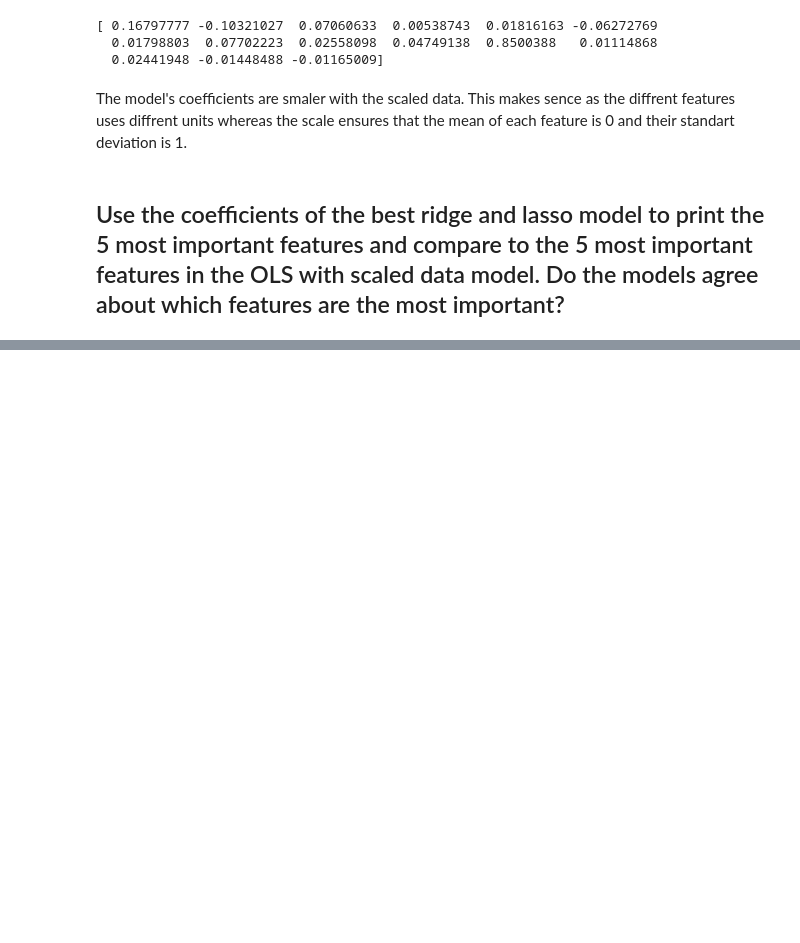
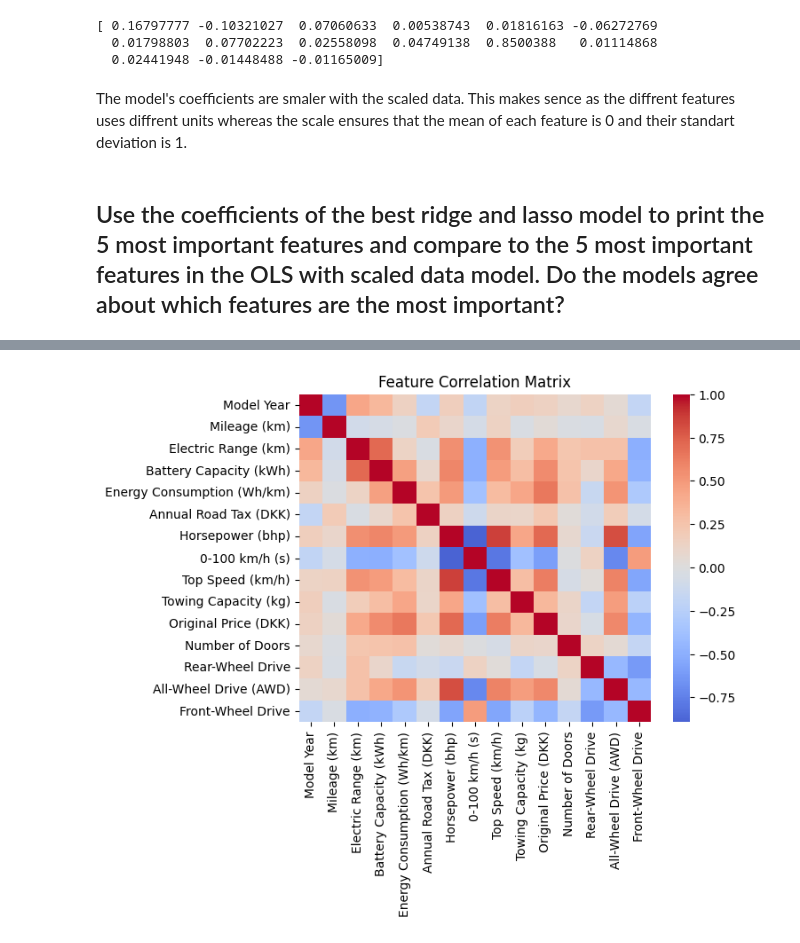
Before and after one commit to JonasPHenriksen/ML-Assignments, a Jupyter notebook: 2. Car Prices/2. Car Prices.ipynb, the cells around one changed output, grey strips where cells are left out. Cells and saved outputs as stored; diff of their text form; code cells hidden in the pictures; blank space fills up the shorter version.

Commit message:
Better alpha for regularization and comparison to OLS

```diff
--- a/2. Car Prices/2. Car Prices.ipynb
+++ b/2. Car Prices/2. Car Prices.ipynb
@@ -393,42 +395,88 @@ The model's coefficients are smaler with the scaled data. This makes sence as th
 # %% [markdown]
 ## Use the coefficients of the best ridge and lasso model to print the 5 most important features and compare to the 5 most important features in the OLS with scaled data model. Do the models agree about which features are the most important?
 # %%
-from sklearn.linear_model import LinearRegression
+from sklearn.linear_model import Ridge, Lasso
 import numpy as np
 import pandas as pd
+from sklearn.linear_model import LinearRegression
 
-#Drop either .”Rear-Wheel Drive”, ”All-Wheel Drive” or ”Front-Wheel Drive” since they are 1-hot encoded, always RWD+AWD+FWD=1
-X_train_dropped = X_train.iloc[:, :-1]
+# Drop either .”Rear-Wheel Drive”, ”All-Wheel Drive” or ”Front-Wheel Drive” since they are 1-hot encoded, always RWD+AWD+FWD=1
+X_scaled_df = pd.DataFrame(X_train_scaled, columns=X_train.columns)
+X_scaled_dropped = X_scaled_df.drop(columns=["Front-Wheel Drive"])
+
+# Fit OLS (Linear Regression) model using scaled data
+ols_model = LinearRegression()
+ols_model.fit(X_scaled_dropped, y_train_scaled)
+
+# Get coefficients
+ols_importance = pd.Series(ols_model.coef_, index=X_scaled_dropped.columns)
+
+# Top 5 OLS features
+top_ols_features = ols_importance.abs().nlargest(5)
+top_ols_features_df = top_ols_features.to_frame(name='Coefficient')
+
+# Print
+print("\nTop 5 Features from OLS Regression:")
+print(top_ols_features_df)
 
 # Get the feature names (assuming X_train is a DataFrame)
-feature_names = X_train_dropped.columns
+feature_names = X_scaled_dropped.columns
 
 # Extract the best of the two models
 best_ridge_model = Ridge(alpha=best_ridge_alpha, max_iter=100000)
-best_ridge_model.fit(X_train_dropped, y_train_scaled)
+best_ridge_model.fit(X_scaled_dropped, y_train_scaled)
 
 best_lasso_model = Lasso(alpha=best_lasso_alpha, max_iter=100000)
-best_lasso_model.fit(X_train_dropped, y_train_scaled)
+best_lasso_model.fit(X_scaled_dropped, y_train_scaled)
 
 # Get coefficients and identify most important features
-ridge_importance = pd.Series(best_ridge_model.coef_, feature_names)
-lasso_importance = pd.Series(best_lasso_model.coef_, feature_names)
+ridge_importance = pd.Series(best_ridge_model.coef_, index=feature_names)
+lasso_importance = pd.Series(best_lasso_model.coef_, index=feature_names)
 
 # Get the 5 most important features
 top_ridge_features = ridge_importance.abs().nlargest(5)
 top_lasso_features = lasso_importance.abs().nlargest(5)
 
+# Convert to DataFrame for better formatting
+top_ridge_features_df = top_ridge_features.to_frame(name='Coefficient')
+top_lasso_features_df = top_lasso_features.to_frame(name='Coefficient')
+
 # Print the results
 print("Top 5 Features from Ridge Regression:")
-print(top_ridge_features)
+print(top_ridge_features_df)
 
 print("\nTop 5 Features from Lasso Regression:")
-print(top_lasso_features)
+print(top_lasso_features_df)
 
 # Compare the features
 ridge_set = set(top_ridge_features.index)
 lasso_set = set(top_lasso_features.index)
+ols_set = set(top_ols_features.index)
 
 print("\nDo the models agree on the most important features?")
 print(f"Ridge vs Lasso: {ridge_set == lasso_set}")
+print(f"Ridge vs OLS: {ridge_set == ols_set}")
+print(f"Lasso vs OLS: {lasso_set == ols_set}")
+
+import seaborn as sns
+import matplotlib.pyplot as plt
+sns.heatmap(X_train.corr(), cmap='coolwarm', center=0)
+plt.title('Feature Correlation Matrix')
+plt.show()
+
+X_train.corr()['Original Price (DKK)'].sort_values(ascending=False)
+
+from statsmodels.stats.outliers_influence import variance_inflation_factor
+import pandas as pd
+
+X_scaled_df = pd.DataFrame(X_train_scaled, columns=X_train.columns)
+vif_data = pd.DataFrame()
+vif_data["feature"] = X_scaled_df.columns
+vif_data["VIF"] = [variance_inflation_factor(X_scaled_df.values, i)
+                   for i in range(X_scaled_df.shape[1])]
+
+print(vif_data.sort_values(by="VIF", ascending=False))
+
+#"While Original Price (DKK) appears highly influential in OLS, its moderate multicollinearity (VIF ≈ 2.95) and strong correlations with features like Horsepower, Top Speed, and Battery Capacity lead Lasso and Ridge to down-weight or exclude it in favor of these more granular contributors.
+#This highlights how regularization methods prioritize parsimony and reduce redundancy."#
 # %% [output]
@@ -452,0 +500 @@ Ridge vs Lasso: False
+[figure, added]
```
Also changed, not shown: parts of 6 cells of this notebook.
